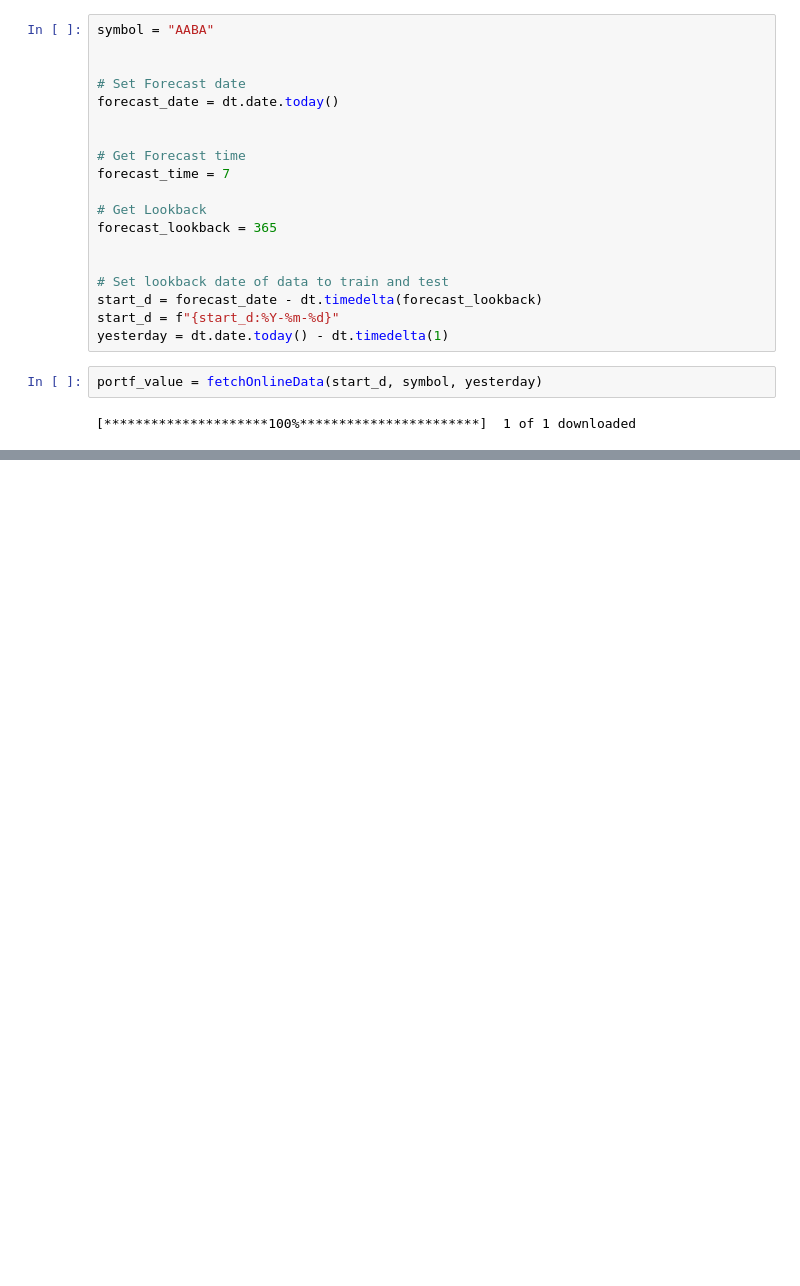
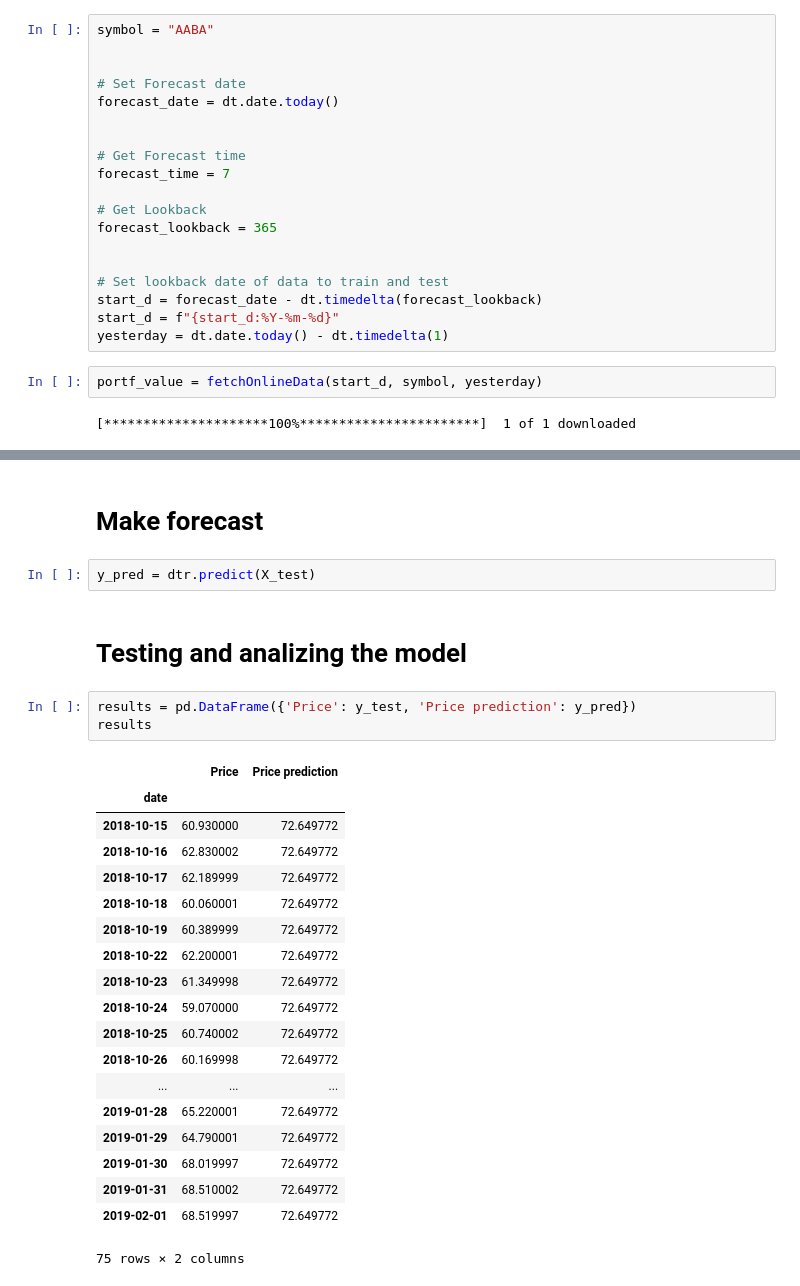
Before and after one commit to kairosart/factors, a Jupyter notebook: decision_tree_regression.ipynb, the cells around one changed output, grey strips where cells are left out. Drawn from its saved outputs; the diff is of its cells as text; blank space fills up the shorter version.

```diff
--- a/decision_tree_regression.ipynb
+++ b/decision_tree_regression.ipynb
@@ -126,0 +160,29 @@ Fiiting finishied
+# %% [markdown]
+# Make forecast
+# %%
+y_pred = dtr.predict(X_test)
+# %% [markdown]
+# Testing and analizing the model
+# %%
+results = pd.DataFrame({'Price': y_test, 'Price prediction': y_pred})
+results
+# %% [output]
+|  | Price | Price prediction |
+| date |  |  |
+| 2018-10-15 | 60.930000 | 72.649772 |
+| 2018-10-16 | 62.830002 | 72.649772 |
+| 2018-10-17 | 62.189999 | 72.649772 |
+| 2018-10-18 | 60.060001 | 72.649772 |
+| 2018-10-19 | 60.389999 | 72.649772 |
+| 2018-10-22 | 62.200001 | 72.649772 |
+| 2018-10-23 | 61.349998 | 72.649772 |
+| 2018-10-24 | 59.070000 | 72.649772 |
+| 2018-10-25 | 60.740002 | 72.649772 |
+| 2018-10-26 | 60.169998 | 72.649772 |
+| ... | ... | ... |
+| 2019-01-28 | 65.220001 | 72.649772 |
+| 2019-01-29 | 64.790001 | 72.649772 |
+| 2019-01-30 | 68.019997 | 72.649772 |
+| 2019-01-31 | 68.510002 | 72.649772 |
+| 2019-02-01 | 68.519997 | 72.649772 |
+75 rows × 2 columns
```
Also changed, not shown: parts of 21 cells of this notebook, 1 other file.
